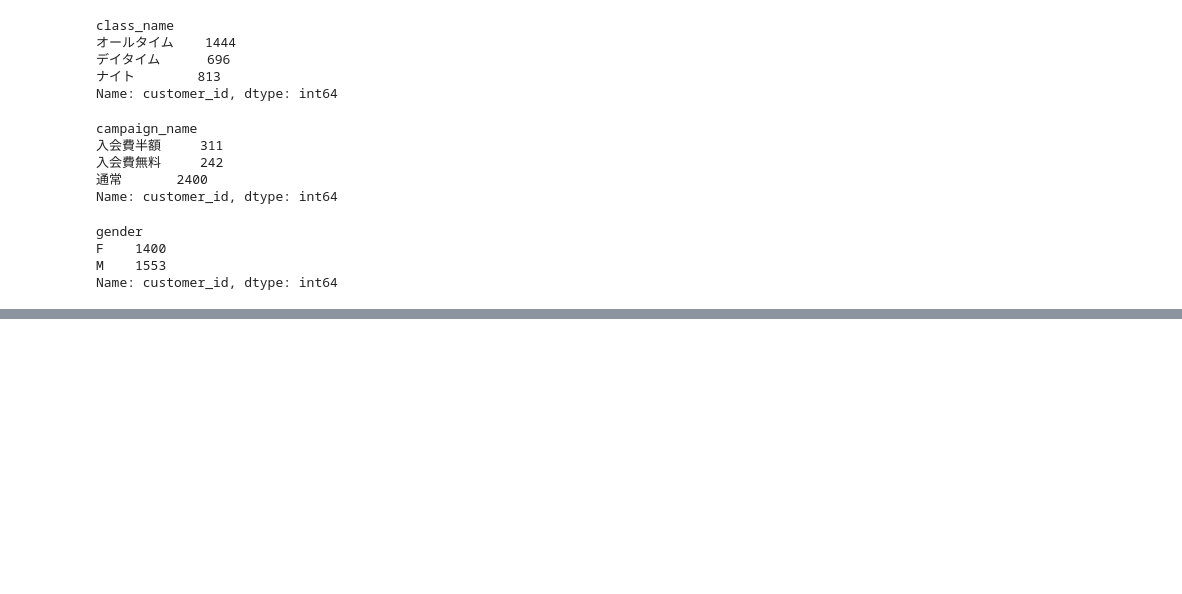
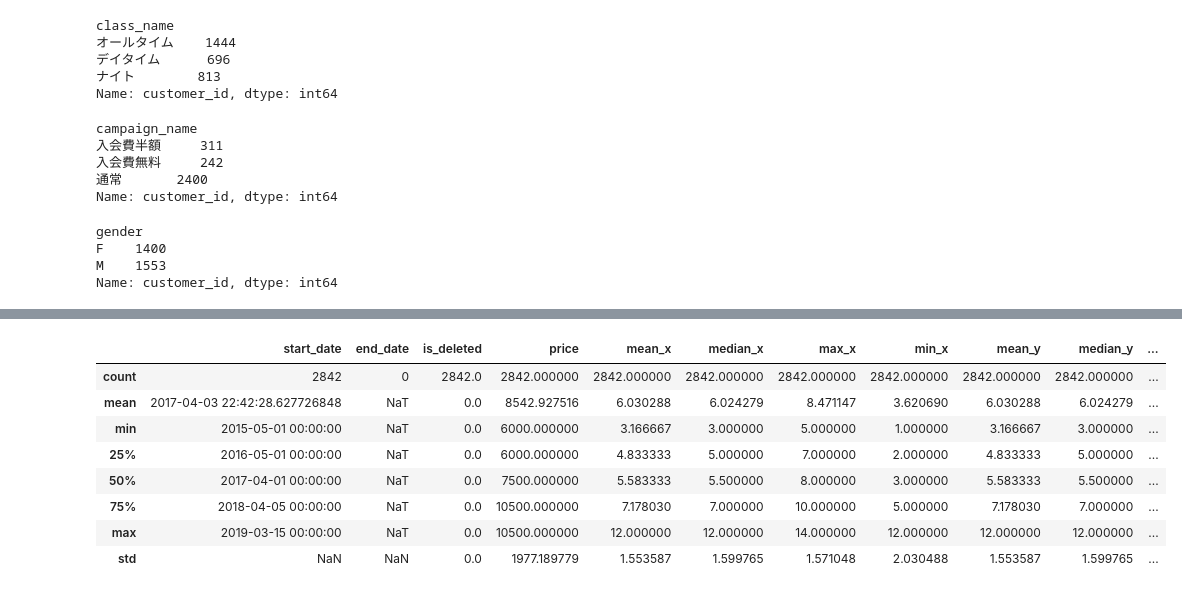
Before and after one commit to Snoge1130/python100knock_1_ch03, a Jupyter notebook: 21_30.ipynb, the cells around one changed output, grey strips where cells are left out. Saved outputs shown, nothing was run; the diff lists cells and outputs as text; code cells hidden in the pictures; blank space fills up the shorter version.

```diff
--- a/21_30.ipynb
+++ b/21_30.ipynb
@@ -172,0 +527,13 @@ Name: customer_id, dtype: int64
+# %%
+customer_stay = customer_join.loc[customer_join["is_deleted"] == 0] # 在籍ユーザーを抽出
+customer_stay.describe() # 在籍ユーザーの統計量を確認
+# %% [output]
+|  | start_date | end_date | is_deleted | price | mean_x | median_x | max_x | min_x | mean_y | median_y | ... |
+| count | 2842 | 0 | 2842.0 | 2842.000000 | 2842.000000 | 2842.000000 | 2842.000000 | 2842.000000 | 2842.000000 | 2842.000000 | ... |
+| mean | 2017-04-03 22:42:28.627726848 | NaT | 0.0 | 8542.927516 | 6.030288 | 6.024279 | 8.471147 | 3.620690 | 6.030288 | 6.024279 | ... |
+| min | 2015-05-01 00:00:00 | NaT | 0.0 | 6000.000000 | 3.166667 | 3.000000 | 5.000000 | 1.000000 | 3.166667 | 3.000000 | ... |
+| 25% | 2016-05-01 00:00:00 | NaT | 0.0 | 6000.000000 | 4.833333 | 5.000000 | 7.000000 | 2.000000 | 4.833333 | 5.000000 | ... |
+| 50% | 2017-04-01 00:00:00 | NaT | 0.0 | 7500.000000 | 5.583333 | 5.500000 | 8.000000 | 3.000000 | 5.583333 | 5.500000 | ... |
+| 75% | 2018-04-05 00:00:00 | NaT | 0.0 | 10500.000000 | 7.178030 | 7.000000 | 10.000000 | 5.000000 | 7.178030 | 7.000000 | ... |
+| max | 2019-03-15 00:00:00 | NaT | 0.0 | 10500.000000 | 12.000000 | 12.000000 | 14.000000 | 12.000000 | 12.000000 | 12.000000 | ... |
+| std | NaN | NaN | 0.0 | 1977.189779 | 1.553587 | 1.599765 | 1.571048 | 2.030488 | 1.553587 | 1.599765 | ... |
```
Also changed, not shown: parts of 23 cells of this notebook, 1 other file.
